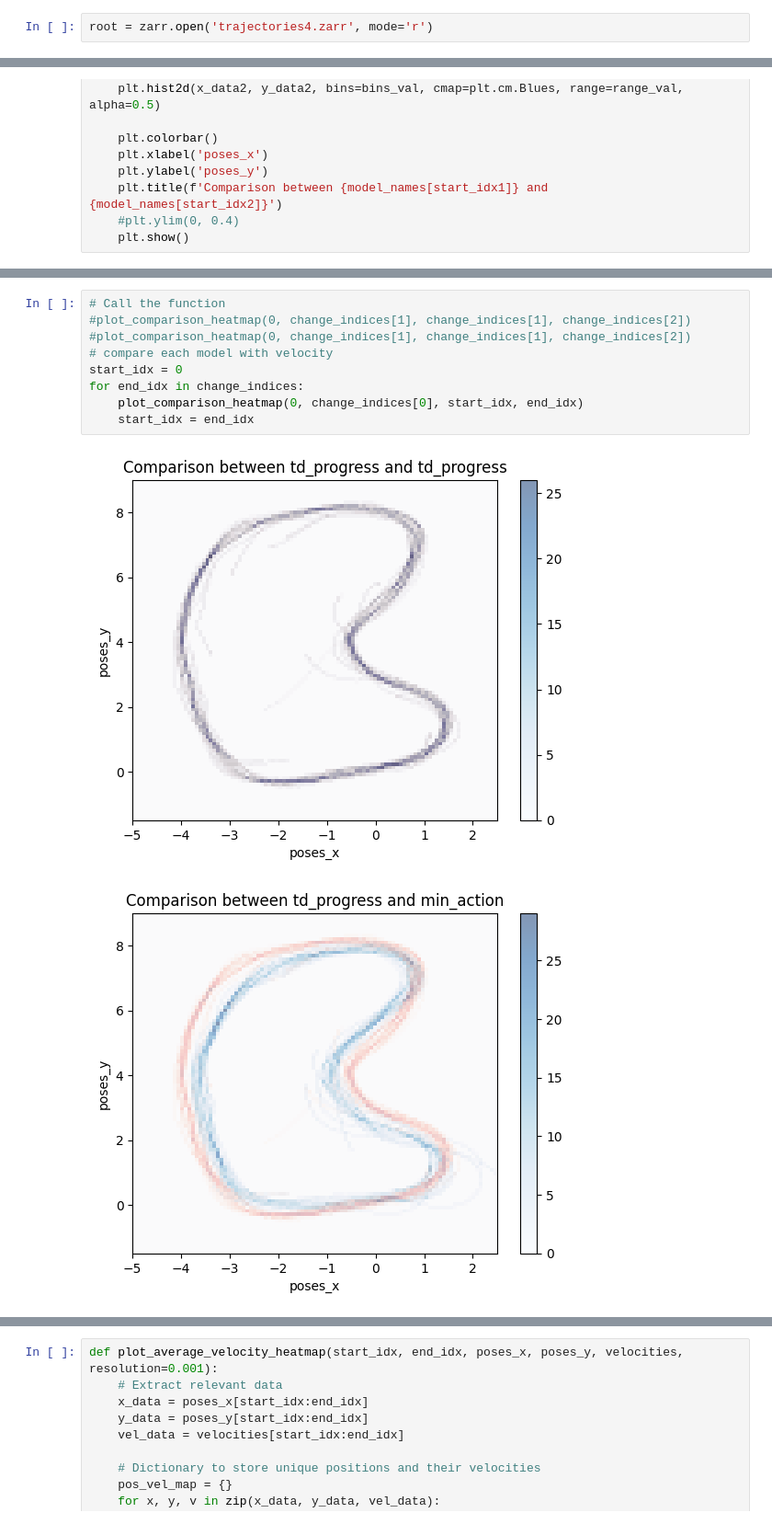
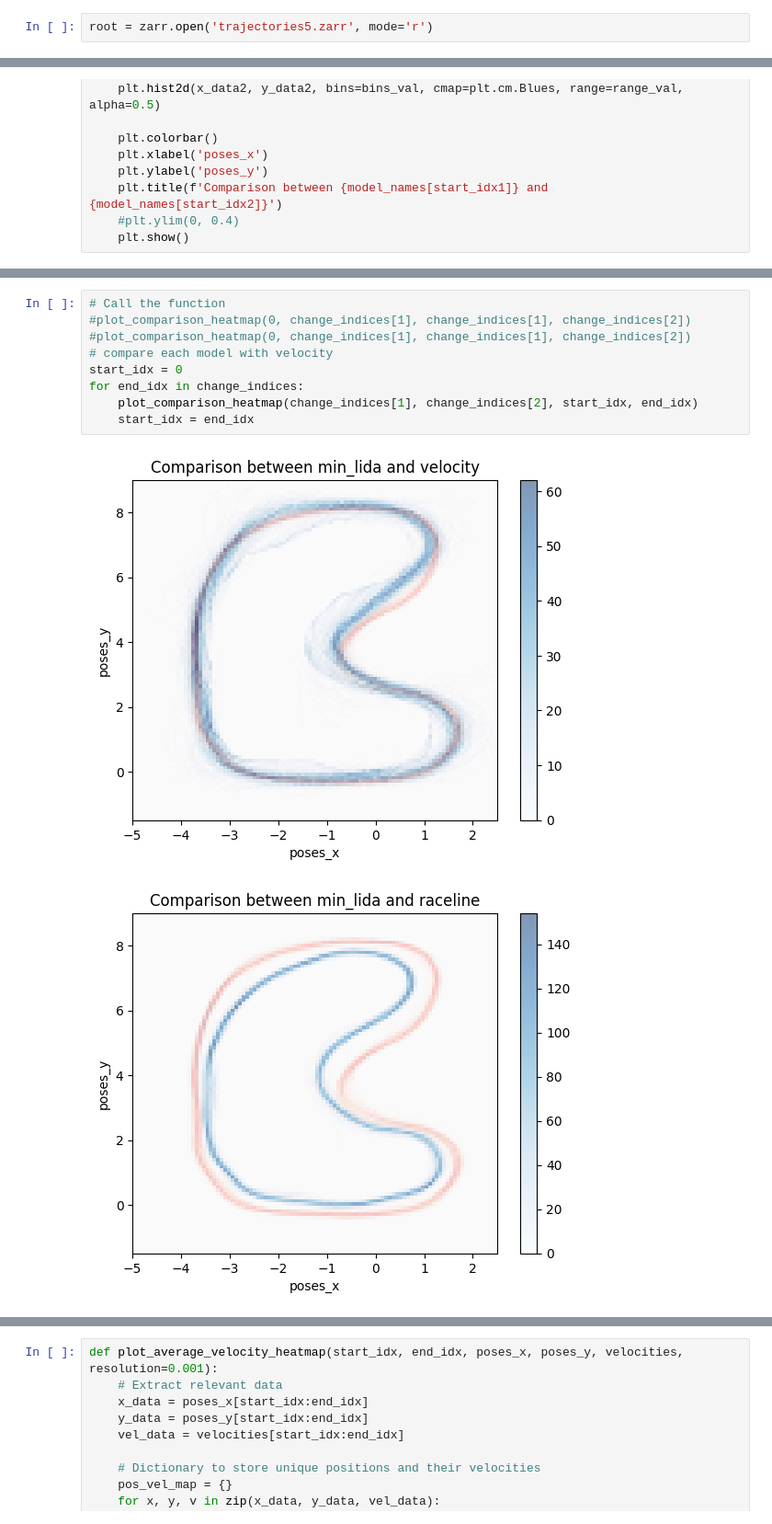
Before and after one commit to HyberionBrew/f110-sb3, a Jupyter notebook: analyze_dataset.ipynb, the cells around one changed output, grey strips where cells are left out. Shown at 92% size. Drawn from its saved outputs; the diff is of its cells as text.

```diff
--- a/analyze_dataset.ipynb
+++ b/analyze_dataset.ipynb
@@ -3,4 +3,4 @@ import zarr
 import numpy as np
 import matplotlib.pyplot as plt
 # %%
-root = zarr.open('trajectories4.zarr', mode='r')
+root = zarr.open('trajectories5.zarr', mode='r')
@@ -132,12 +168,12 @@ print([model_names[i-1] for i in change_indices])
 # %%
 # Call the function
 #plot_comparison_heatmap(0, change_indices[1], change_indices[1], change_indices[2])
 #plot_comparison_heatmap(0, change_indices[1], change_indices[1], change_indices[2])
 # compare each model with velocity
 start_idx = 0
 for end_idx in change_indices:
-    plot_comparison_heatmap(0, change_indices[0], start_idx, end_idx)
+    plot_comparison_heatmap(change_indices[1], change_indices[2], start_idx, end_idx)
     start_idx = end_idx
 # %% [output]
-[figure, old version]
+[figure, new version]
-[figure, old version]
+[figure, new version]
```
Also changed, not shown: parts of 35 cells of this notebook, 2 other files.
